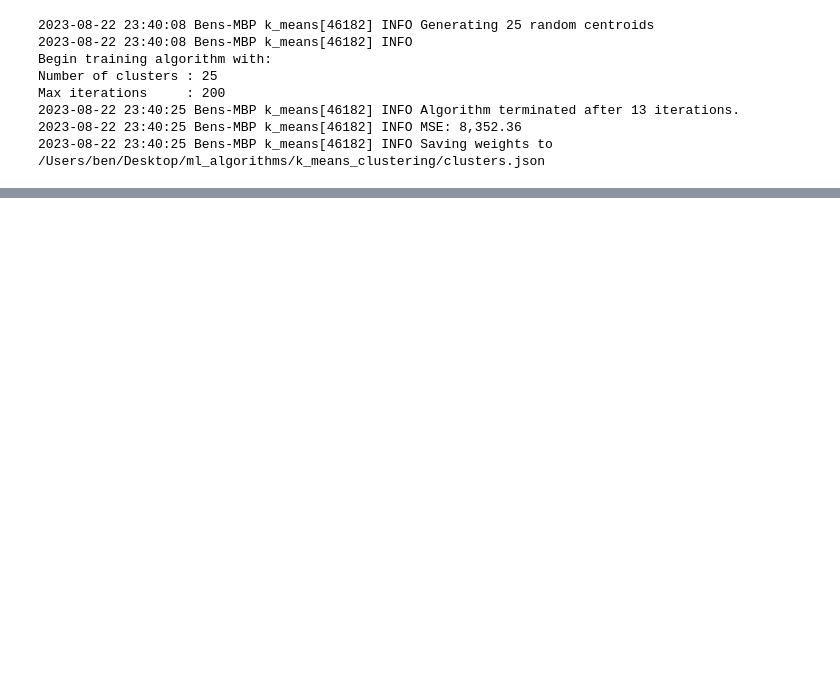
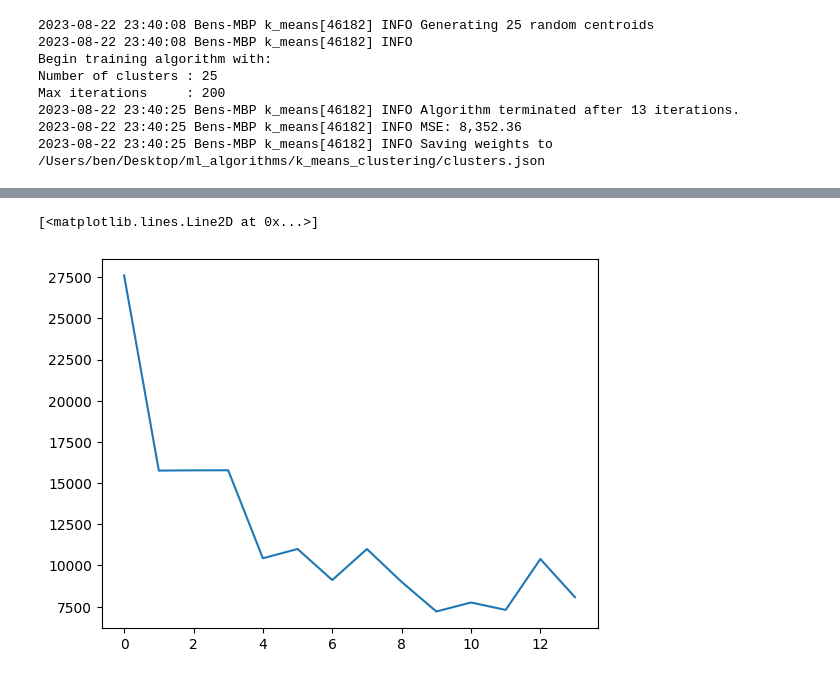
Before and after one commit to BenjaminWills/ml_algorithms, a Jupyter notebook: k_means_clustering/k_means_test_env.ipynb, the cells around one changed output, grey strips where cells are left out. Drawn from its saved outputs; the diff is of its cells as text; code cells hidden in the pictures; blank space fills up the shorter version.

```diff
--- a/k_means_clustering/k_means_test_env.ipynb
+++ b/k_means_clustering/k_means_test_env.ipynb
@@ -11,0 +22,17 @@ Max iterations     : 200
+# %%
+wcss = []
+for num_clusters in range(1,15):
+    k_means = K_means(
+        num_clusters=num_clusters,
+        data=pd.read_csv("encoded_customer.csv"),
+        max_iterations=2_000,
+        relative_tolerance=0.05,
+    )
+    wcss.append(k_means.mse)
+best_clusters = np.array(wcss).argmin()
+k_means = K_means(
+        num_clusters=best_clusters,
+        data=pd.read_csv("encoded_customer.csv"),
+        max_iterations=2_000,
+        relative_tolerance=0.05,
+    )
@@ -11,0 +57,5 @@ Max iterations     : 200
+# %%
+plt.plot(wcss)
+# %% [output]
+[<matplotlib.lines.Line2D at 0x...>]
+[figure, added]
```
Also changed, not shown: parts of 4 cells of this notebook, 1 other file.
